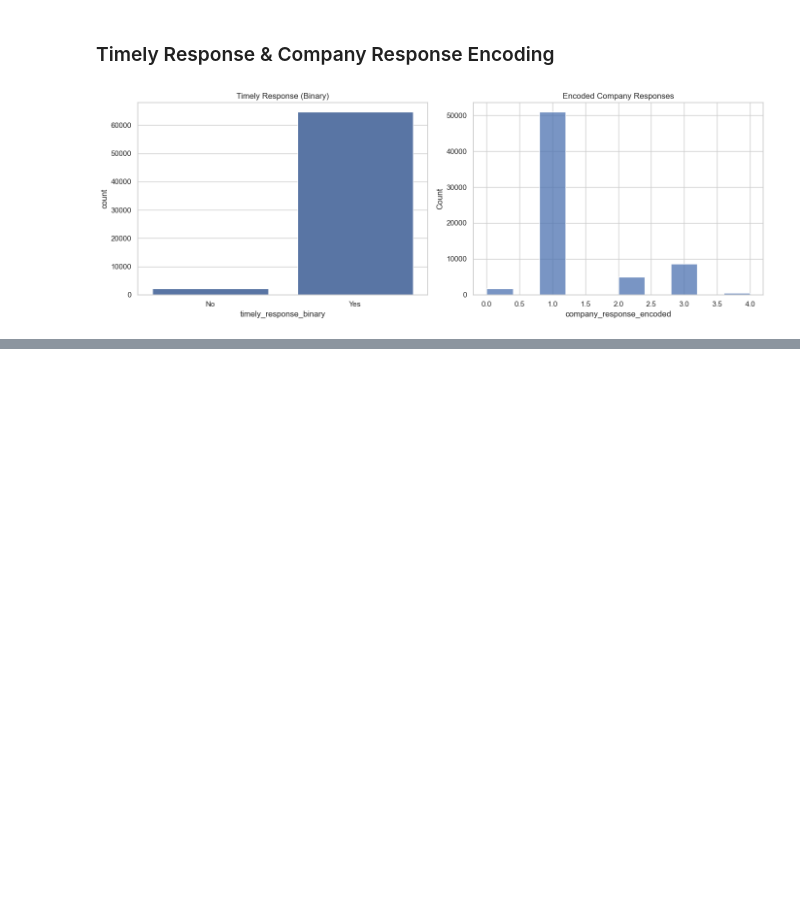
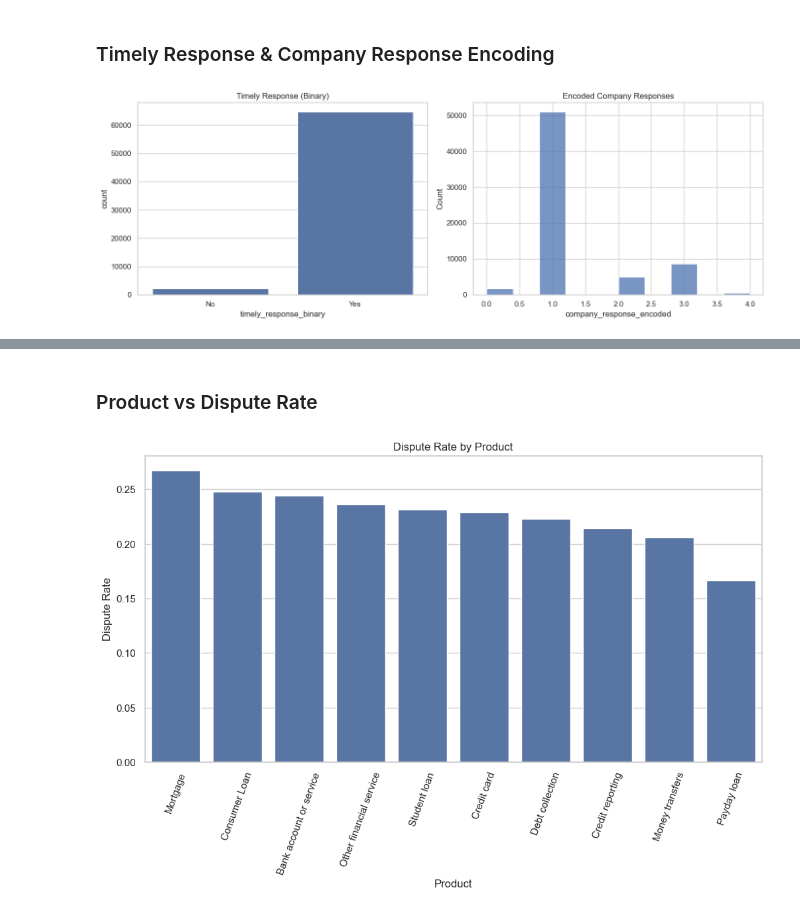
Before and after one commit to deeason7/cfpb_, a Jupyter notebook: notebooks/eda.ipynb, the cells around one changed output, grey strips where cells are left out. Cells and saved outputs as stored; diff of their text form; code cells hidden in the pictures; blank space fills up the shorter version.

```diff
--- a/notebooks/eda.ipynb
+++ b/notebooks/eda.ipynb
@@ -61,0 +157,14 @@ plt.show()
+# %% [markdown]
+### Product vs Dispute Rate
+# %%
+dispute_by_product = df.groupby("product")["consumer_disputed_binary"].mean().sort_values(ascending=False).head(10)
+
+plt.figure(figsize=(12,6))
+sns.barplot(x=dispute_by_product.index, y=dispute_by_product.values)
+plt.title("Dispute Rate by Product")
+plt.ylabel("Dispute Rate")
+plt.xlabel("Product")
+plt.xticks(rotation=70)
+plt.show()
+# %% [output]
+[figure, added]
```
Also changed, not shown: parts of 22 cells of this notebook.
